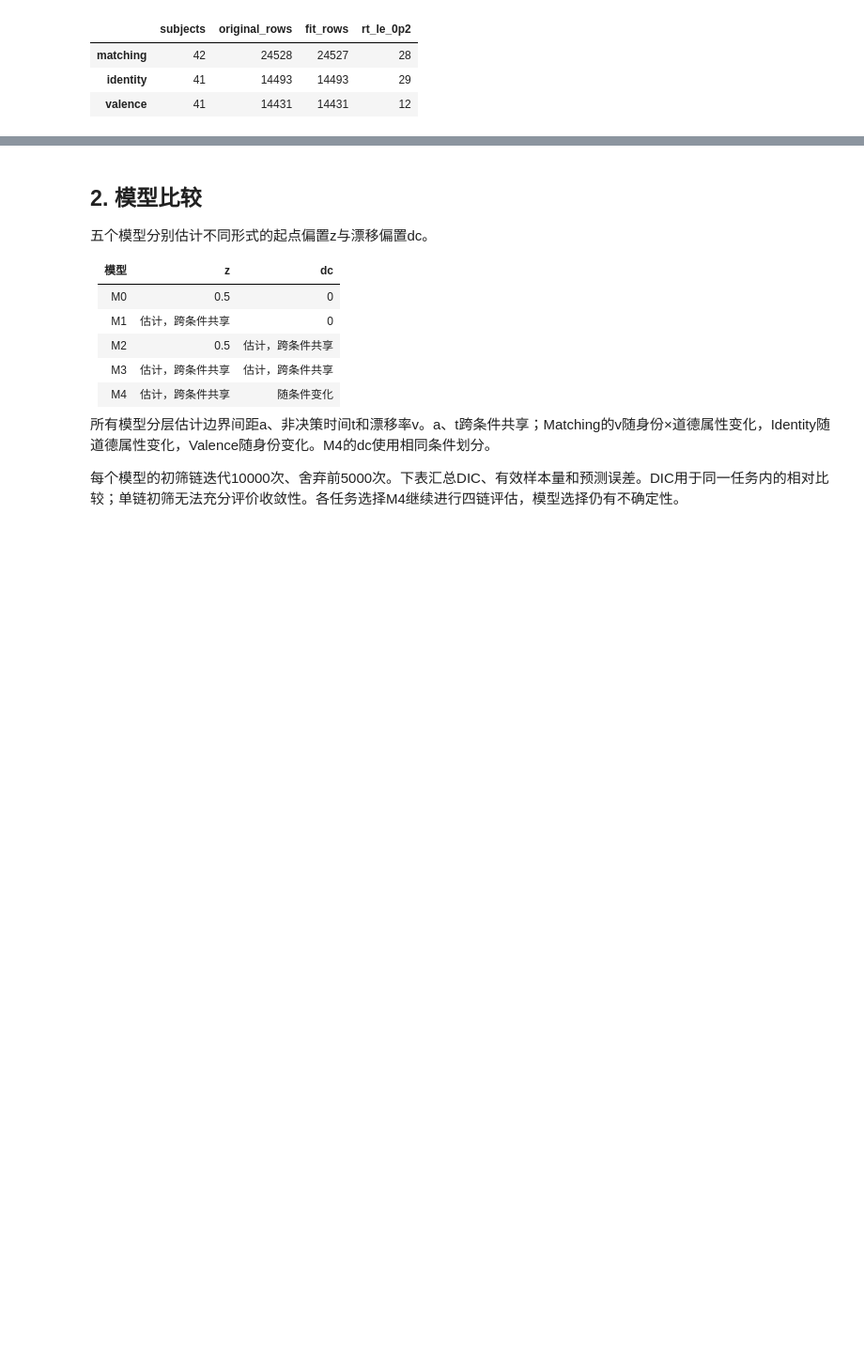
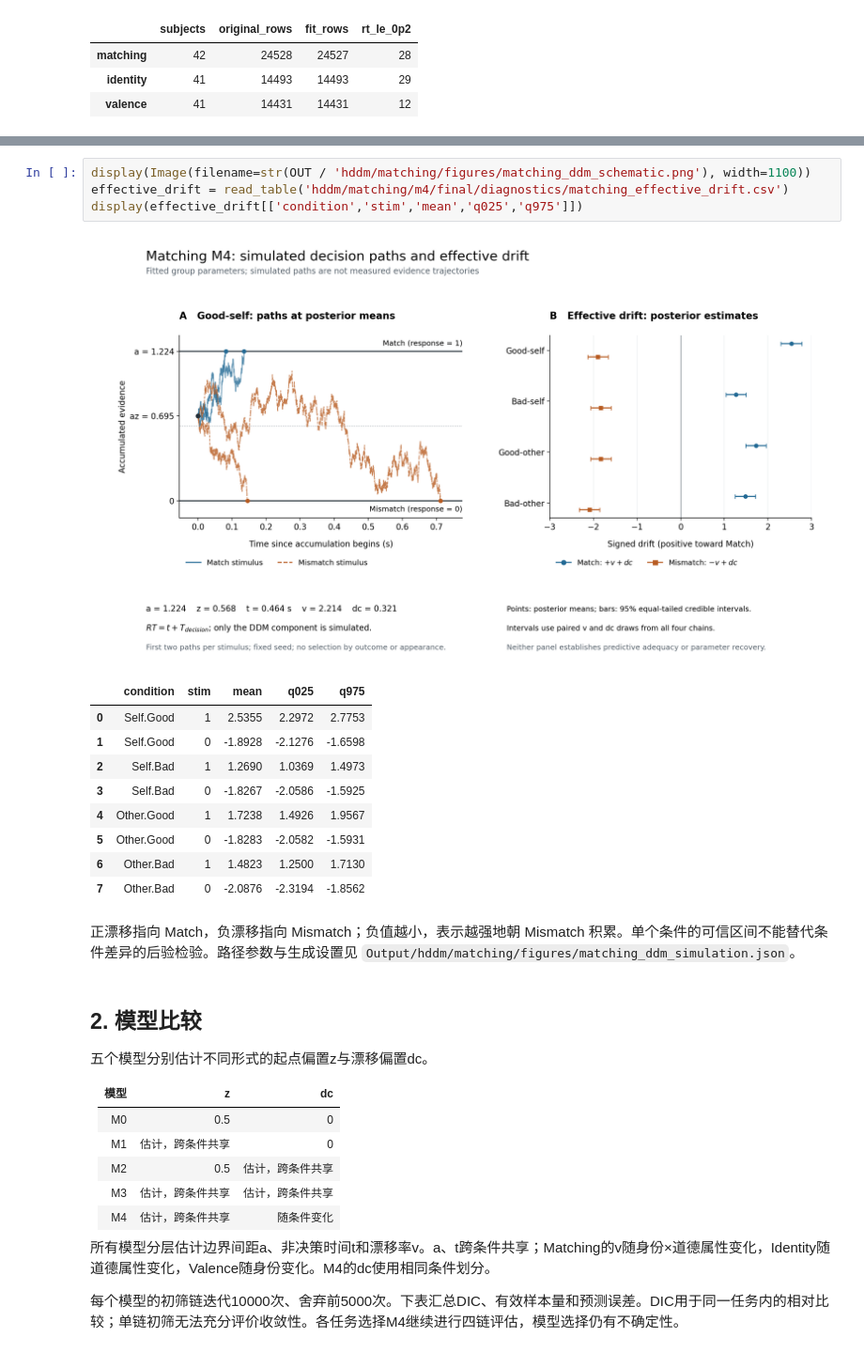
Before and after one commit to soupandpsy/hu2020-ddm, a Jupyter notebook: 02_reanalysis_2026/results.ipynb, the cells around one changed output, grey strips where cells are left out. Shown at 94% size. Saved outputs shown, nothing was run; the diff lists cells and outputs as text; blank space fills up the shorter version.

Commit message:
feat: simulate DDM paths from fitted Matching parameters

```diff
--- a/02_reanalysis_2026/results.ipynb
+++ b/02_reanalysis_2026/results.ipynb
@@ -49,3 +57,20 @@ display(pd.DataFrame({task: {k: row[k] for k in ['subjects','original_rows','fit
+# %%
+display(Image(filename=str(OUT / 'hddm/matching/figures/matching_ddm_schematic.png'), width=1100))
+effective_drift = read_table('hddm/matching/m4/final/diagnostics/matching_effective_drift.csv')
+display(effective_drift[['condition','stim','mean','q025','q975']])
+# %% [output]
+[figure, added]
+|  | condition | stim | mean | q025 | q975 |
+| 0 | Self.Good | 1 | 2.5355 | 2.2972 | 2.7753 |
+| 1 | Self.Good | 0 | -1.8928 | -2.1276 | -1.6598 |
+| 2 | Self.Bad | 1 | 1.2690 | 1.0369 | 1.4973 |
+| 3 | Self.Bad | 0 | -1.8267 | -2.0586 | -1.5925 |
+| 4 | Other.Good | 1 | 1.7238 | 1.4926 | 1.9567 |
+| 5 | Other.Good | 0 | -1.8283 | -2.0582 | -1.5931 |
+| 6 | Other.Bad | 1 | 1.4823 | 1.2500 | 1.7130 |
+| 7 | Other.Bad | 0 | -2.0876 | -2.3194 | -1.8562 |
+# %% [markdown]
+正漂移指向 Match，负漂移指向 Mismatch；负值越小，表示越强地朝 Mismatch 积累。单个条件的可信区间不能替代条件差异的后验检验。路径参数与生成设置见 `Output/hddm/matching/figures/matching_ddm_simulation.json`。
 # %% [markdown]
 ## 2. 模型比较
 
```
Also changed, not shown: parts of 5 cells of this notebook, 9 other files.
